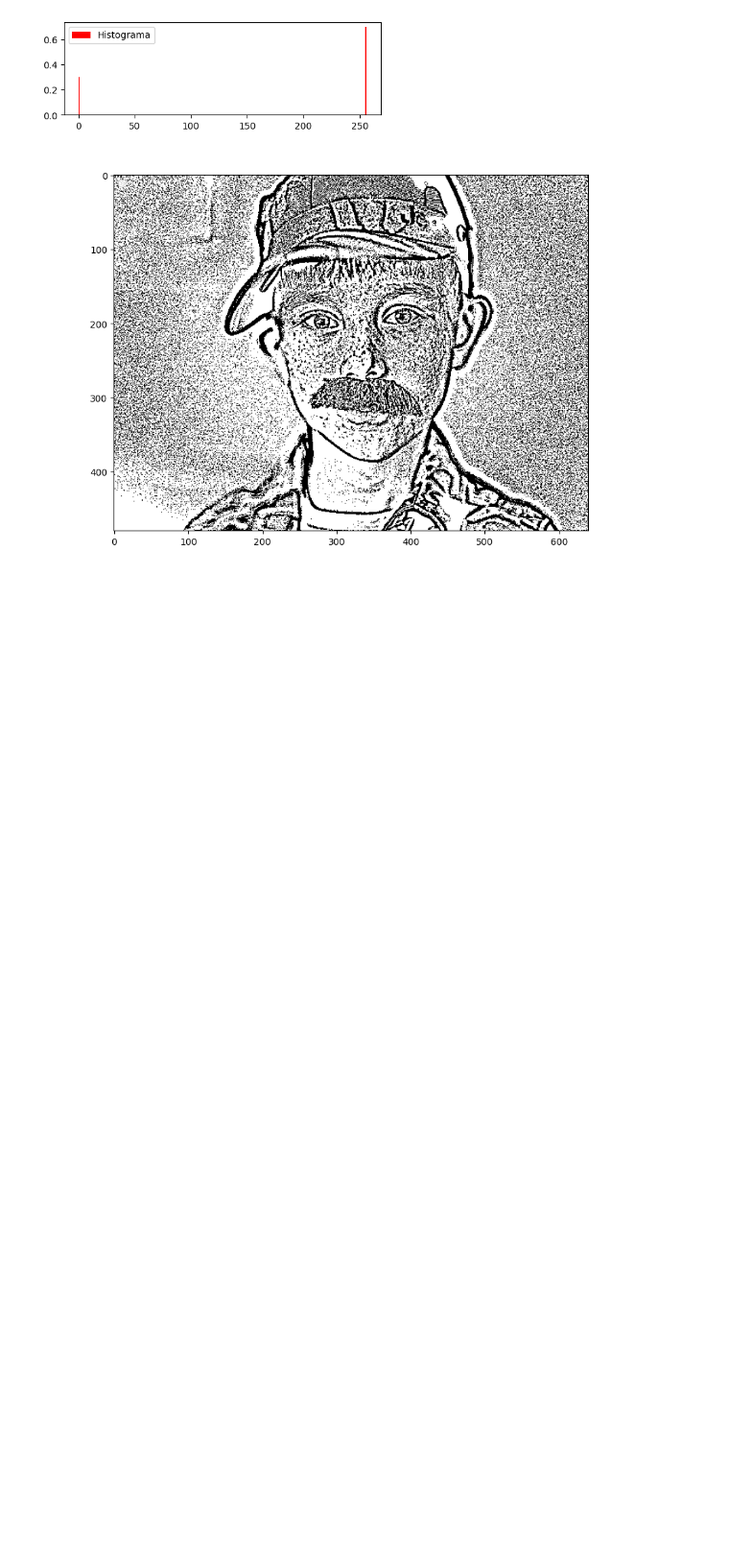
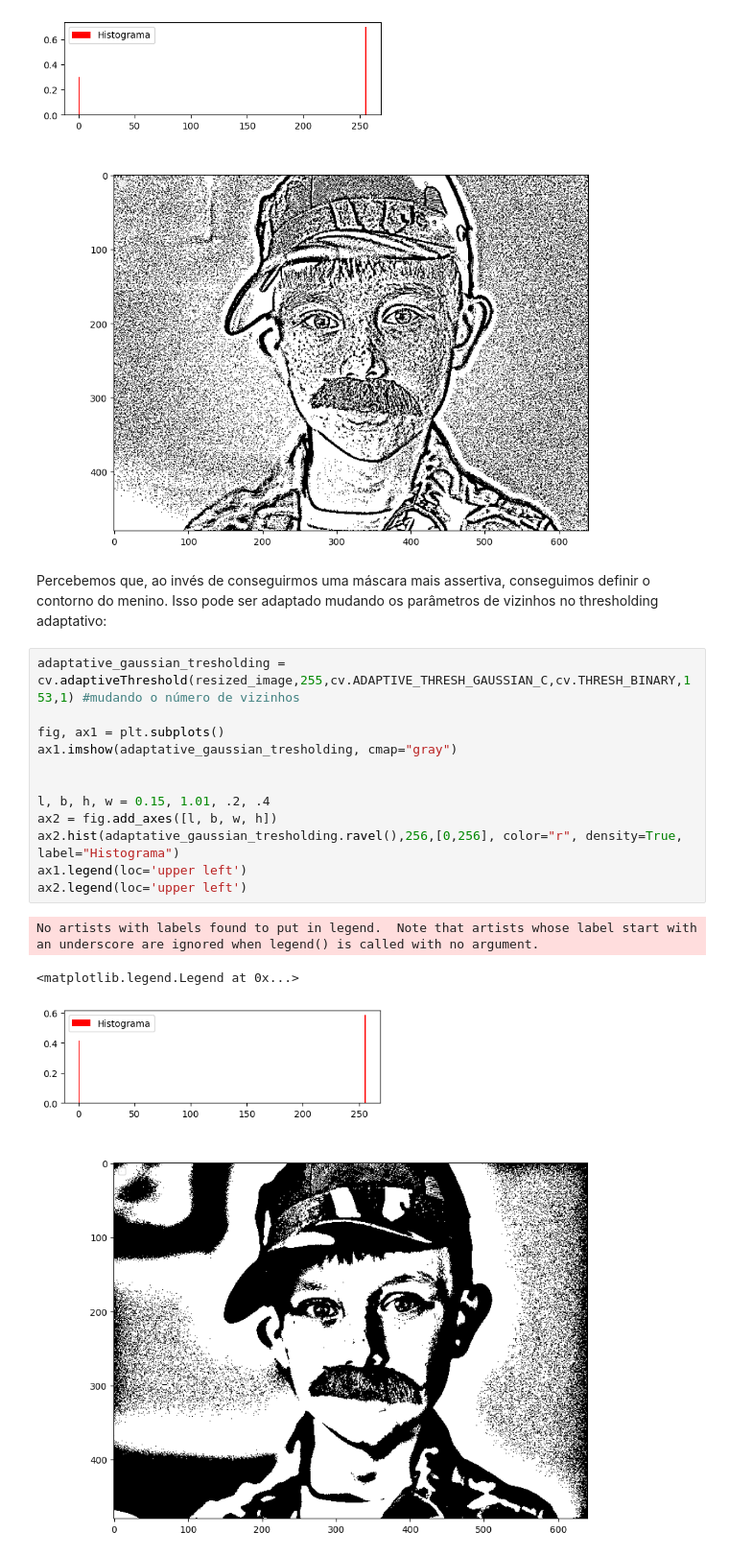
Before and after one commit to antonio-pilan/Curso---Processamento-de-imagens, a Jupyter notebook: tarefa_2_histogramas/tarefa_2.ipynb, the cells around one changed output. Shown at 96% size. Cells and saved outputs as stored; diff of their text form; blank space fills up the shorter version.

```diff
--- a/tarefa_2_histogramas/tarefa_2.ipynb
+++ b/tarefa_2_histogramas/tarefa_2.ipynb
@@ -264,3 +268,21 @@ ax2.legend(loc='upper left')
 No artists with labels found to put in legend.  Note that artists whose label start with an underscore are ignored when legend() is called with no argument.
 <matplotlib.legend.Legend at 0x...>
 [figure]
+# %% [markdown]
+Percebemos que, ao invés de conseguirmos uma máscara mais assertiva, conseguimos definir o contorno do menino. Isso pode ser adaptado mudando os parâmetros de vizinhos no thresholding adaptativo:
+# %%
+adaptative_gaussian_tresholding = cv.adaptiveThreshold(resized_image,255,cv.ADAPTIVE_THRESH_GAUSSIAN_C,cv.THRESH_BINARY,153,1) #mudando o número de vizinhos
+
+fig, ax1 = plt.subplots()
+ax1.imshow(adaptative_gaussian_tresholding, cmap="gray")
+
+
+l, b, h, w = 0.15, 1.01, .2, .4
+ax2 = fig.add_axes([l, b, w, h])
+ax2.hist(adaptative_gaussian_tresholding.ravel(),256,[0,256], color="r", density=True, label="Histograma")
+ax1.legend(loc='upper left')
+ax2.legend(loc='upper left')
+# %% [output]
+No artists with labels found to put in legend.  Note that artists whose label start with an underscore are ignored when legend() is called with no argument.
+<matplotlib.legend.Legend at 0x...>
+[figure, added]
```
Also changed, not shown: parts of 3 cells of this notebook, 1 other file.
